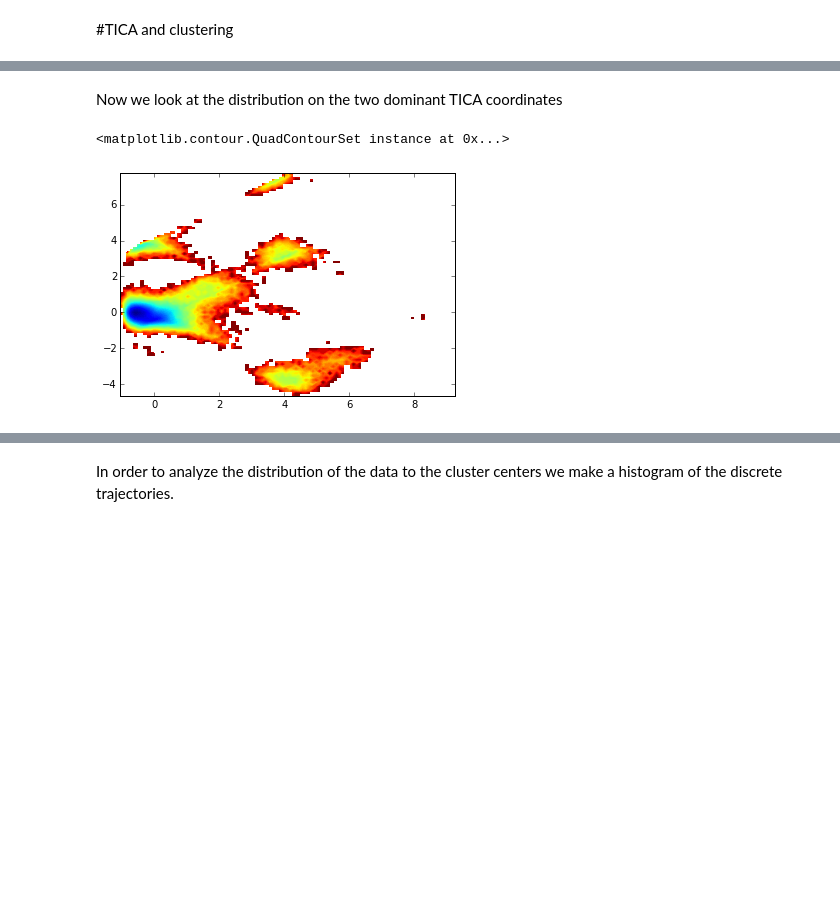
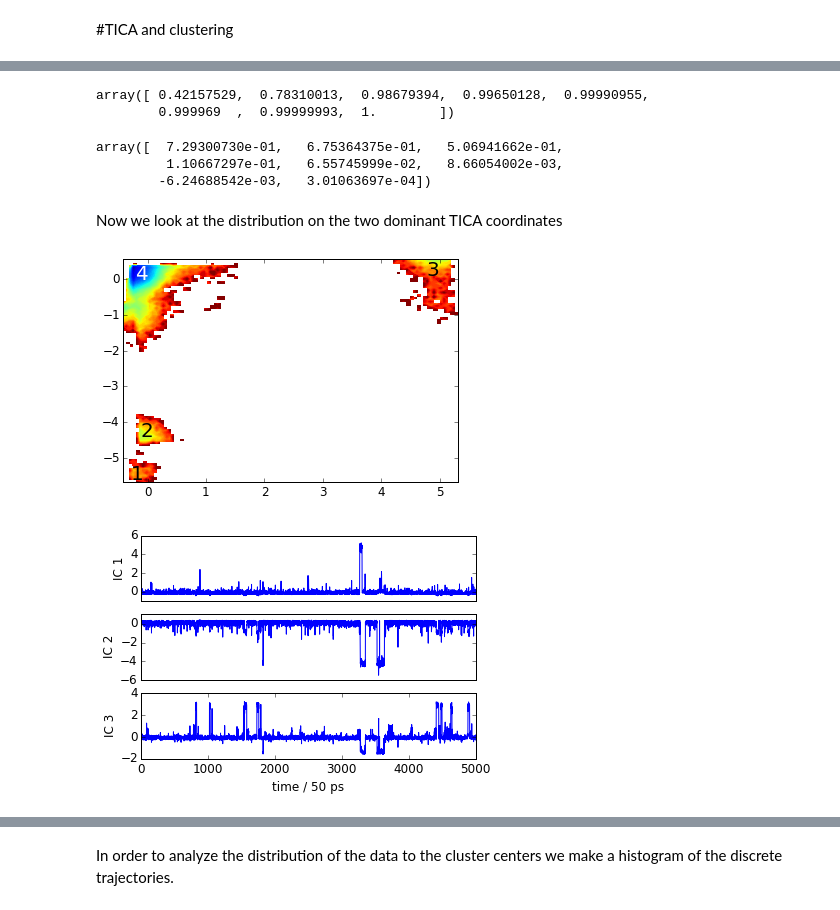
Before and after one commit to markovmodel/PyEMMA_IPython, a Jupyter notebook: md2msm_penta_peptide/md2msm_penta_peptide.ipynb, the cells around one changed output, grey strips where cells are left out. Drawn from its saved outputs; the diff is of its cells as text; code cells hidden in the pictures; blank space fills up the shorter version.

```diff
--- a/md2msm_penta_peptide/md2msm_penta_peptide.ipynb
+++ b/md2msm_penta_peptide/md2msm_penta_peptide.ipynb
@@ -98,5 +105,18 @@ tica_obj = coor.tica(stack_traj, lag=tica_lag, dim=tica_dim)
+# %%
+# Nice separation: we get 98.7% of the kinetic variance with three dimensions - the rest is irrelevant.
+tica_obj.cumvar
+# %% [output]
+array([ 0.42157529,  0.78310013,  0.98679394,  0.99650128,  0.99990955,
+        0.999969  ,  0.99999993,  1.        ])
 # %%
 Y = tica_obj.get_output() # get tica coordinates
+# %%
+# three significant eigenvalues
+tica_obj.eigenvalues
+# %% [output]
+array([  7.29300730e-01,   6.75364375e-01,   5.06941662e-01,
+         1.10667297e-01,   6.55745999e-02,   8.66054002e-03,
+        -6.24688542e-03,   3.01063697e-04])
 # %% [markdown]
 Now we look at the distribution on the two dominant TICA coordinates
 # %%
@@ -109,7 +129,21 @@ F = -np.log(z)
 # contour plot
 extent = [x[0], x[-1], y[0], y[-1]]
 contourf(F.T, 100, extent=extent)
+text(-0.25, -5.6, '1', fontsize=20, color='black')
+text(-0.1, -4.4, '2', fontsize=20, color='black')
+text(4.8, 0.1, '3', fontsize=20, color='black')
+text(-0.2, 0, '4', fontsize=20, color='white')
+savefig('./figs/free_energy_count.png')
 # %% [output]
-<matplotlib.contour.QuadContourSet instance at 0x...>
-[figure, old version]
+[figure, new version]
+# %%
+ax1=plt.subplot(311)
+plot(Y[0][:,0]); ylabel('IC 1'); xticks([]); yticks([0,2,4,6])
+ax1=plt.subplot(312)
+plot(Y[0][:,1]); ylabel('IC 2'); xticks([]); yticks([-6, -4, -2, 0])
+ax1=plt.subplot(313)
+plot(Y[0][:,2]); xlabel('time / 50 ps'); ylabel('IC 3'); yticks([-2,0,2,4])
+savefig('./figs/traj_ic.png')
+# %% [output]
+[figure, added]
 # %%
```
Also changed, not shown: parts of 42 cells of this notebook, 23 other files.
